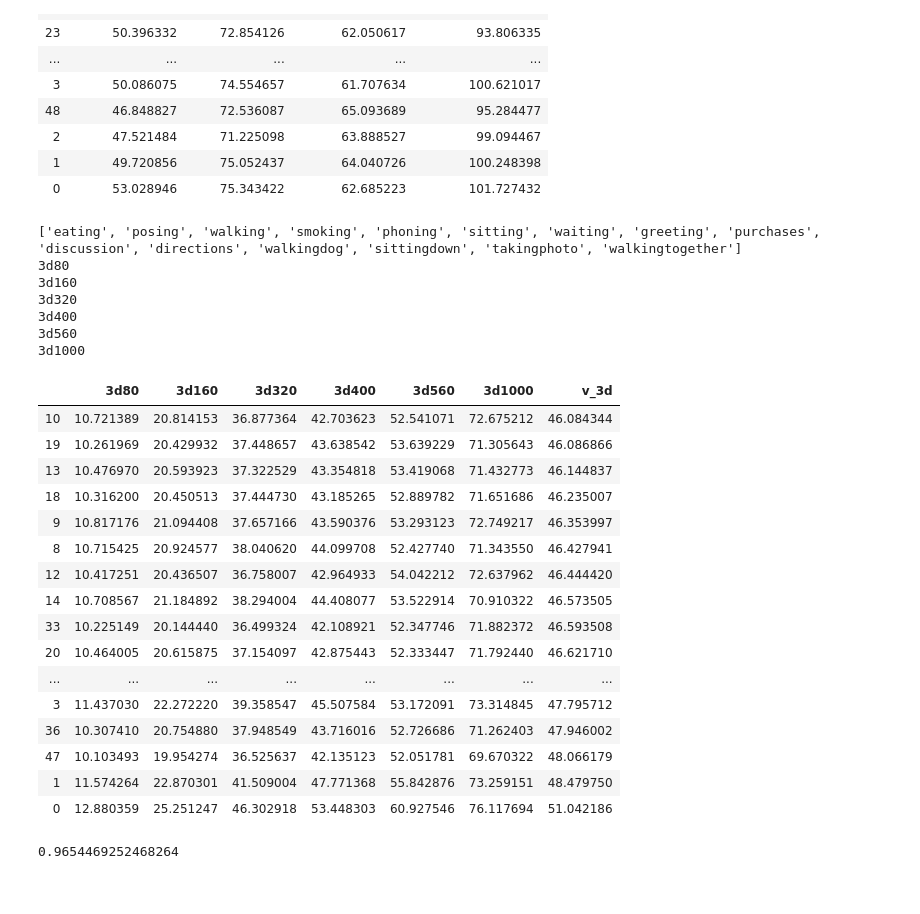
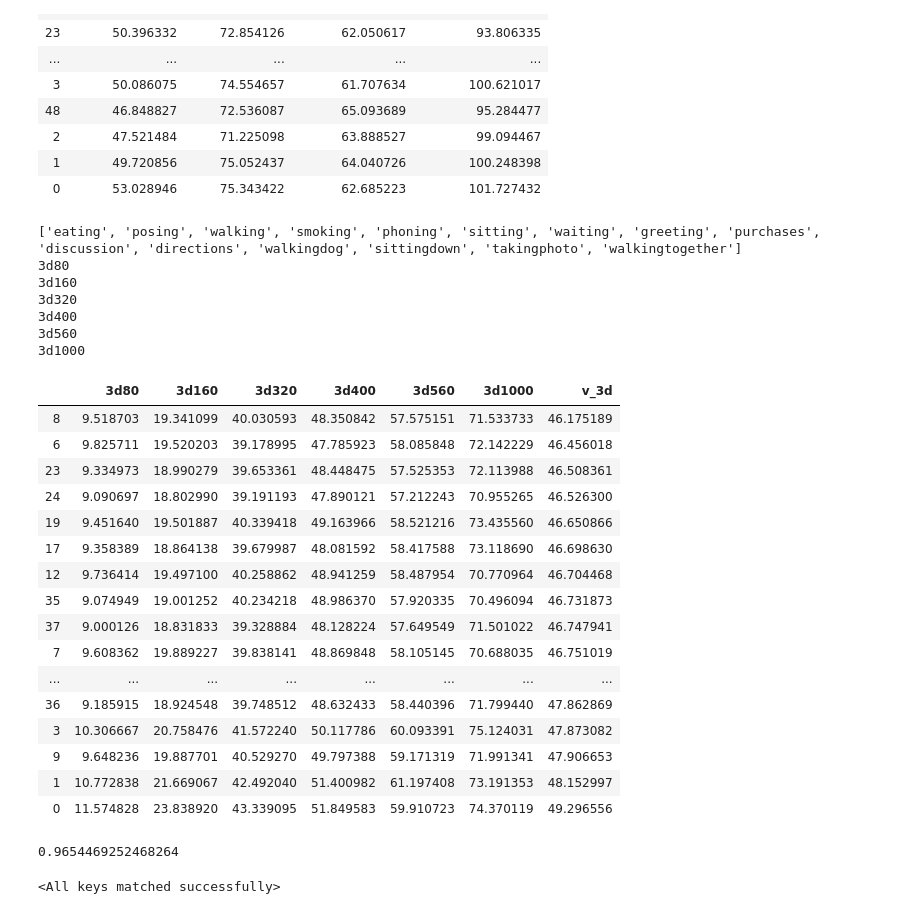
Before and after one commit to tileb1/LearnTrajDep, a Jupyter notebook: Untitled.ipynb, the cells around one changed output. Saved outputs shown, nothing was run; the diff lists cells and outputs as text; code cells hidden in the pictures.

```diff
--- a/Untitled.ipynb
+++ b/Untitled.ipynb
@@ -156,47 +156,47 @@ df[['walking3d1000', 'eating3d1000', 'smoking3d1000', 'discussion3d1000']]
 | 1 | 49.720856 | 75.052437 | 64.040726 | 100.248398 |
 | 0 | 53.028946 | 75.343422 | 62.685223 | 101.727432 |
 # %%
-df = pd.read_csv('checkpoint/test/SELU.csv')
+df = pd.read_csv('checkpoint/test/main_3d_3D_in10_out25_dct_n_30.csv')
 df = df.sort_values(by='v_3d')
 import utils.data_utils as data_utils
 import re
 from collections import defaultdict
 
 actions = data_utils.define_actions('all')
 actions.sort(key=len)
 print(actions)
 columns_mapping = defaultdict(list)
 for time_len in [80, 160, 320, 400, 560, 1000]:
     for action_name in actions:
         if action_name in ['walking', 'eating', 'smoking', 'discussion']:
             columns_mapping['3d' + str(time_len)].append(action_name + '3d' + str(time_len))
 #         columns_mapping[str(time_len)].append(action_name + str(time_len))
 for key in columns_mapping:
     print(key)
     df[key] = df[columns_mapping[key]].mean(axis=1)
 df[list(columns_mapping.keys())+ ['v_3d']]#.sort_values(by='3d1000')
 # %% [output]
 ['eating', 'posing', 'walking', 'smoking', 'phoning', 'sitting', 'waiting', 'greeting', 'purchases', 'discussion', 'directions', 'walkingdog', 'sittingdown', 'takingphoto', 'walkingtogether']
 3d80
 3d160
 3d320
 3d400
 3d560
 3d1000
 |  | 3d80 | 3d160 | 3d320 | 3d400 | 3d560 | 3d1000 | v_3d |
-| 10 | 10.721389 | 20.814153 | 36.877364 | 42.703623 | 52.541071 | 72.675212 | 46.084344 |
-| 19 | 10.261969 | 20.429932 | 37.448657 | 43.638542 | 53.639229 | 71.305643 | 46.086866 |
-| 13 | 10.476970 | 20.593923 | 37.322529 | 43.354818 | 53.419068 | 71.432773 | 46.144837 |
-| 18 | 10.316200 | 20.450513 | 37.444730 | 43.185265 | 52.889782 | 71.651686 | 46.235007 |
-| 9 | 10.817176 | 21.094408 | 37.657166 | 43.590376 | 53.293123 | 72.749217 | 46.353997 |
-| 8 | 10.715425 | 20.924577 | 38.040620 | 44.099708 | 52.427740 | 71.343550 | 46.427941 |
-| 12 | 10.417251 | 20.436507 | 36.758007 | 42.964933 | 54.042212 | 72.637962 | 46.444420 |
-| 14 | 10.708567 | 21.184892 | 38.294004 | 44.408077 | 53.522914 | 70.910322 | 46.573505 |
-| 33 | 10.225149 | 20.144440 | 36.499324 | 42.108921 | 52.347746 | 71.882372 | 46.593508 |
-| 20 | 10.464005 | 20.615875 | 37.154097 | 42.875443 | 52.333447 | 71.792440 | 46.621710 |
+| 8 | 9.518703 | 19.341099 | 40.030593 | 48.350842 | 57.575151 | 71.533733 | 46.175189 |
+| 6 | 9.825711 | 19.520203 | 39.178995 | 47.785923 | 58.085848 | 72.142229 | 46.456018 |
+| 23 | 9.334973 | 18.990279 | 39.653361 | 48.448475 | 57.525353 | 72.113988 | 46.508361 |
+| 24 | 9.090697 | 18.802990 | 39.191193 | 47.890121 | 57.212243 | 70.955265 | 46.526300 |
+| 19 | 9.451640 | 19.501887 | 40.339418 | 49.163966 | 58.521216 | 73.435560 | 46.650866 |
+| 17 | 9.358389 | 18.864138 | 39.679987 | 48.081592 | 58.417588 | 73.118690 | 46.698630 |
+| 12 | 9.736414 | 19.497100 | 40.258862 | 48.941259 | 58.487954 | 70.770964 | 46.704468 |
+| 35 | 9.074949 | 19.001252 | 40.234218 | 48.986370 | 57.920335 | 70.496094 | 46.731873 |
+| 37 | 9.000126 | 18.831833 | 39.328884 | 48.128224 | 57.649549 | 71.501022 | 46.747941 |
+| 7 | 9.608362 | 19.889227 | 39.838141 | 48.869848 | 58.105145 | 70.688035 | 46.751019 |
 | ... | ... | ... | ... | ... | ... | ... | ... |
-| 3 | 11.437030 | 22.272220 | 39.358547 | 45.507584 | 53.172091 | 73.314845 | 47.795712 |
-| 36 | 10.307410 | 20.754880 | 37.948549 | 43.716016 | 52.726686 | 71.262403 | 47.946002 |
-| 47 | 10.103493 | 19.954274 | 36.525637 | 42.135123 | 52.051781 | 69.670322 | 48.066179 |
-| 1 | 11.574264 | 22.870301 | 41.509004 | 47.771368 | 55.842876 | 73.259151 | 48.479750 |
-| 0 | 12.880359 | 25.251247 | 46.302918 | 53.448303 | 60.927546 | 76.117694 | 51.042186 |
+| 36 | 9.185915 | 18.924548 | 39.748512 | 48.632433 | 58.440396 | 71.799440 | 47.862869 |
+| 3 | 10.306667 | 20.758476 | 41.572240 | 50.117786 | 60.093391 | 75.124031 | 47.873082 |
+| 9 | 9.648236 | 19.887701 | 40.529270 | 49.797388 | 59.171319 | 71.991341 | 47.906653 |
+| 1 | 10.772838 | 21.669067 | 42.492040 | 51.400982 | 61.197408 | 73.191353 | 48.152997 |
+| 0 | 11.574828 | 23.838920 | 43.339095 | 51.849583 | 59.910723 | 74.370119 | 49.296556 |
@@ -204,3 +252,7 @@ df[list(columns_mapping.keys())+ ['v_3d']]#.sort_values(by='3d1000')
 68.450187/70.9
 # %% [output]
 0.9654469252468264
+# %%
+model.load_state_dict(torch.load('checkpoint/test/ckpt_main_3d_3D_in10_out25_dct_n_30_best.pth.tar')['state_dict'])
+# %% [output]
+<All keys matched successfully>
```
Also changed, not shown: parts of 5 cells of this notebook.
